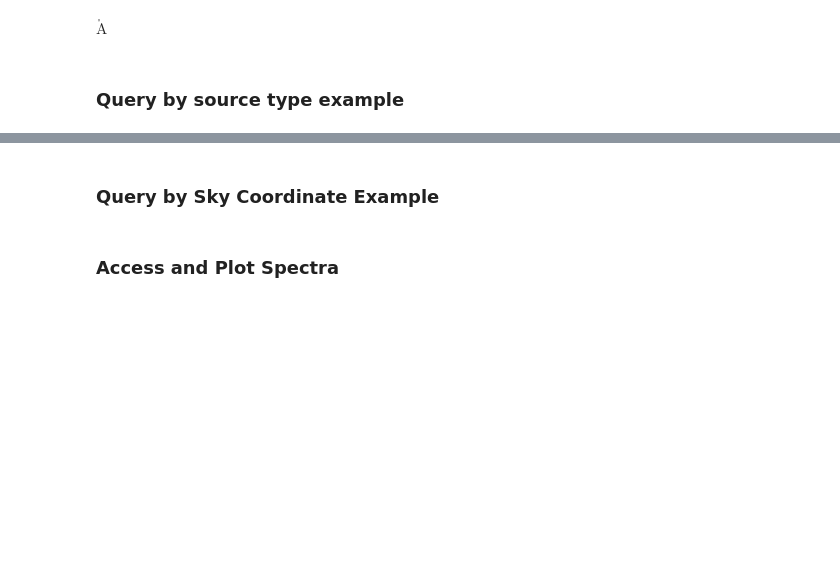
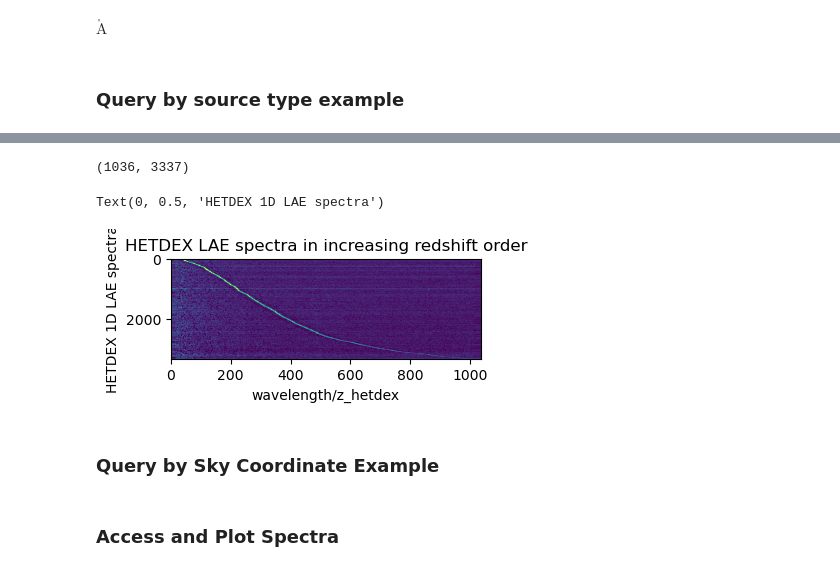
Before and after one commit to HETDEX/dexcube, a Jupyter notebook: notebooks/10-HETDEX-Source-Catalog.ipynb, the cells around one changed output, grey strips where cells are left out. Drawn from its saved outputs; the diff is of its cells as text; code cells hidden in the pictures; blank space fills up the shorter version.

```diff
--- a/notebooks/10-HETDEX-Source-Catalog.ipynb
+++ b/notebooks/10-HETDEX-Source-Catalog.ipynb
@@ -111,3 +147,18 @@ lae_spec_table = hstack( [source_table[sel_lae], spec[:, sel_lae], spec_err[:, s
+# %%
+sel_date = source_table['shotid'] > 20240600000
+sel_flux = source_table['flux_lya'] > 15
+# %%
+sel =  sel_lae & sel_date & sel_flux
+# %%
+np.shape( spec[:, sel])
+# %% [output]
+(1036, 3337)
+# %%
+lae_spec_table = hstack([
+    source_table[sel],
+    spec[:, sel].T,
+    spec_err[:, sel].T
+])
 # %%
 lae_spec_table.rename_column('col0_2', 'spec')
 lae_spec_table.rename_column('col0_3', 'spec_err')
@@ -115,10 +166,13 @@ lae_spec_table.rename_column('col0_3', 'spec_err')
 lae_spec_table.sort('z_hetdex')
 # %%
 plt.figure(figsize=(4, 10))
-plt.imshow( lae_spec_table['spec'], aspect=0.05, vmin=-0.01, vmax=2)
+plt.imshow( lae_spec_table['spec'], aspect=0.1, vmin=-0.01, vmax=2)
 plt.title('HETDEX LAE spectra in increasing redshift order')
 plt.xlabel('wavelength/z_hetdex')
 plt.ylabel('HETDEX 1D LAE spectra')
+# %% [output]
+Text(0, 0.5, 'HETDEX 1D LAE spectra')
+[figure, added]
 # %% [markdown]
 ### Query by Sky Coordinate Example
 # %%
```
Also changed, not shown: parts of 23 cells of this notebook, 9 other files.
